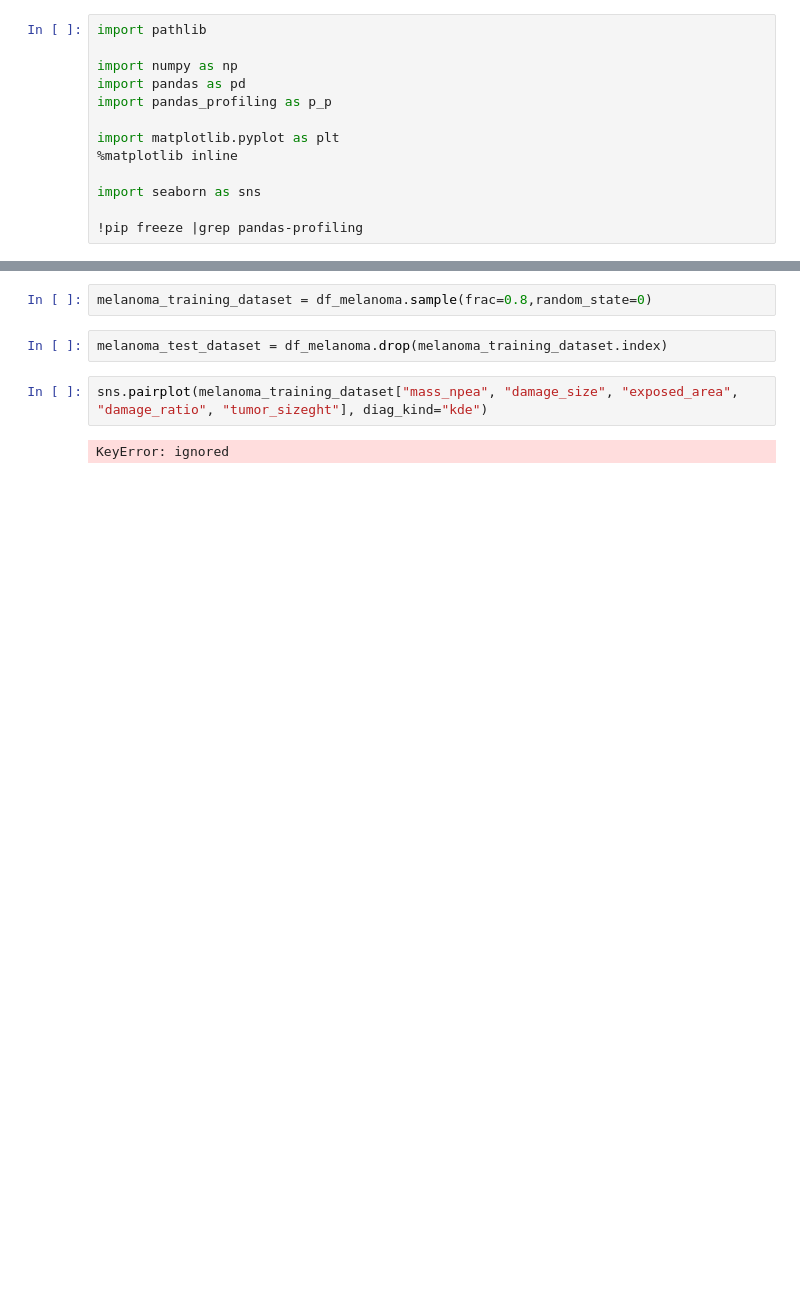
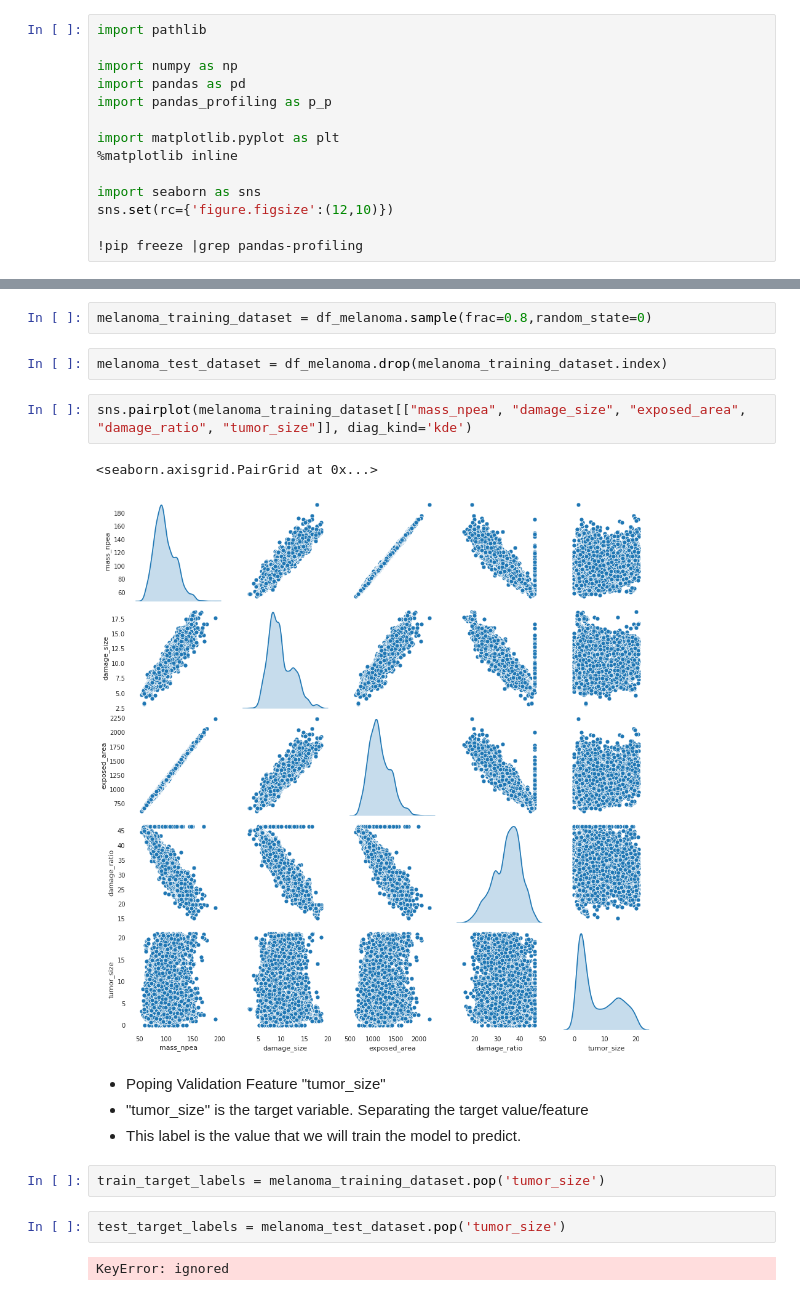
Before and after one commit to DsStudentSid/DL-Assignments, a Jupyter notebook: Melanoma_Tumor_Size.ipynb, the cells around one changed output, grey strips where cells are left out. Drawn from its saved outputs; the diff is of its cells as text; blank space fills up the shorter version.

```diff
--- a/Melanoma_Tumor_Size.ipynb
+++ b/Melanoma_Tumor_Size.ipynb
@@ -90,6 +90,7 @@ import matplotlib.pyplot as plt
 %matplotlib inline
 
 import seaborn as sns
+sns.set(rc={'figure.figsize':(12,10)})
 
 !pip freeze |grep pandas-profiling
 # %% [output]
@@ -255,6 +253,17 @@ melanoma_training_dataset = df_melanoma.sample(frac=0.8,random_state=0)
 # %%
 melanoma_test_dataset = df_melanoma.drop(melanoma_training_dataset.index)
 # %%
-sns.pairplot(melanoma_training_dataset["mass_npea", "damage_size", "exposed_area", "damage_ratio", "tumor_sizeght"], diag_kind="kde")
+sns.pairplot(melanoma_training_dataset[["mass_npea", "damage_size", "exposed_area", "damage_ratio", "tumor_size"]], diag_kind='kde')
 # %% [output]
-KeyError: ignored
+<seaborn.axisgrid.PairGrid at 0x...>
+[figure, added]
+# %% [markdown]
+* Poping Validation Feature "tumor_size"
+* "tumor_size" is the target variable. Separating the target value/feature
+* This label is the value that we will train the model to predict.
+# %%
+train_target_labels = melanoma_training_dataset.pop('tumor_size')
+# %%
+test_target_labels = melanoma_test_dataset.pop('tumor_size')
+# %% [output]
+KeyError: ignored
```
Also changed, not shown: parts of 2 cells of this notebook.
